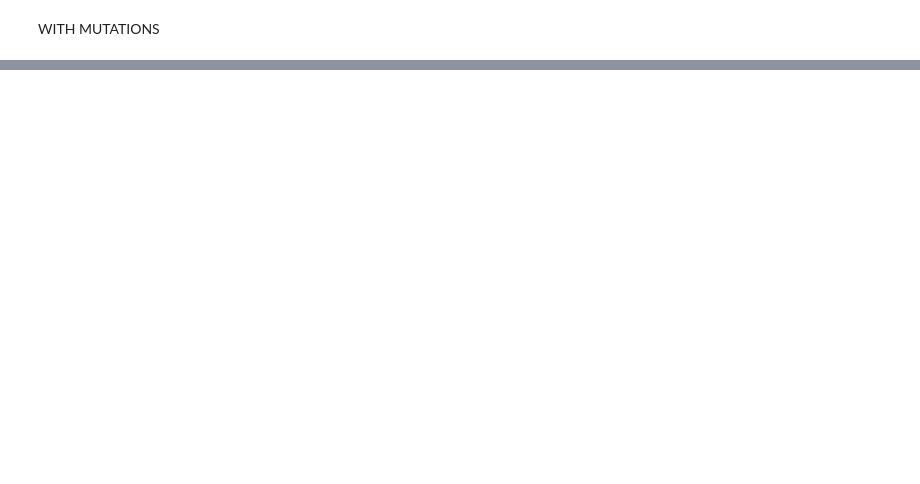
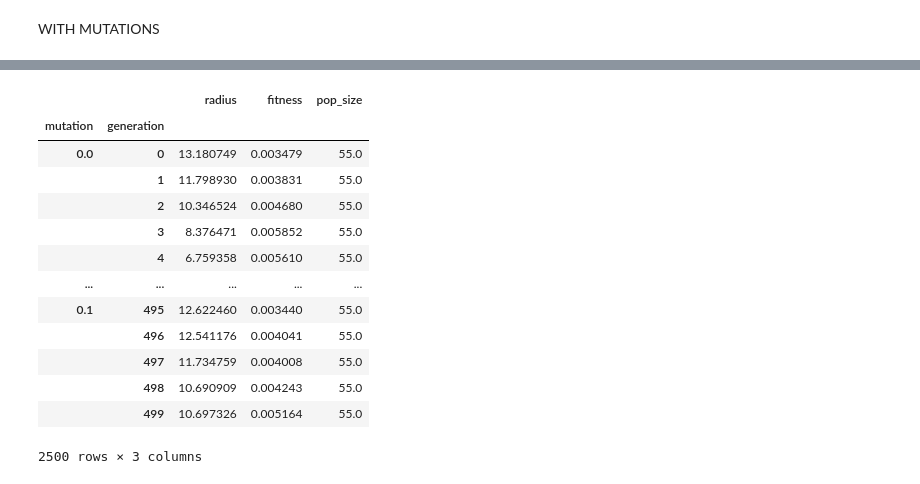
Before and after one commit to Elric-dev/HCAI_ML, a Jupyter notebook: ga_data_analysis.ipynb, the cells around one changed output, grey strips where cells are left out. Saved outputs shown, nothing was run; the diff lists cells and outputs as text; code cells hidden in the pictures; blank space fills up the shorter version.

```diff
--- a/ga_data_analysis.ipynb
+++ b/ga_data_analysis.ipynb
@@ -299,0 +320,18 @@ plt.show()
+# %%
+grouped_pop = mutation_generations_df.groupby(by=['mutation','generation']).mean()
+grouped_pop
+# %% [output]
+|  |  | radius | fitness | pop_size |
+| mutation | generation |  |  |  |
+| 0.0 | 0 | 13.180749 | 0.003479 | 55.0 |
+|  | 1 | 11.798930 | 0.003831 | 55.0 |
+|  | 2 | 10.346524 | 0.004680 | 55.0 |
+|  | 3 | 8.376471 | 0.005852 | 55.0 |
+|  | 4 | 6.759358 | 0.005610 | 55.0 |
+| ... | ... | ... | ... | ... |
+| 0.1 | 495 | 12.622460 | 0.003440 | 55.0 |
+|  | 496 | 12.541176 | 0.004041 | 55.0 |
+|  | 497 | 11.734759 | 0.004008 | 55.0 |
+|  | 498 | 10.690909 | 0.004243 | 55.0 |
+|  | 499 | 10.697326 | 0.005164 | 55.0 |
+2500 rows × 3 columns
```
Also changed, not shown: parts of 13 cells of this notebook, 3 other files.
